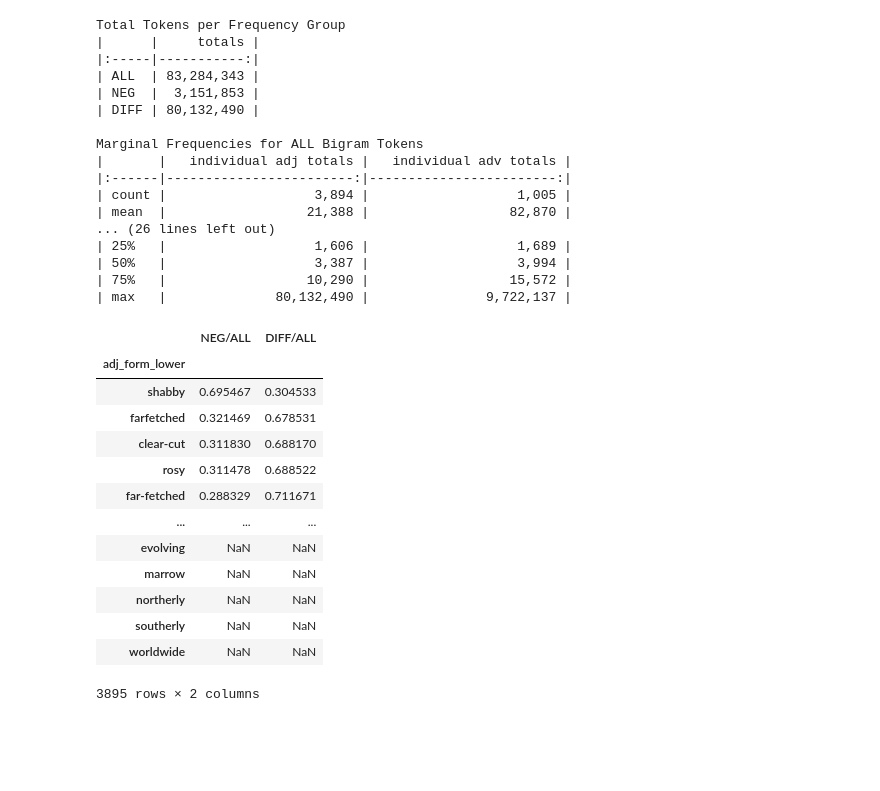
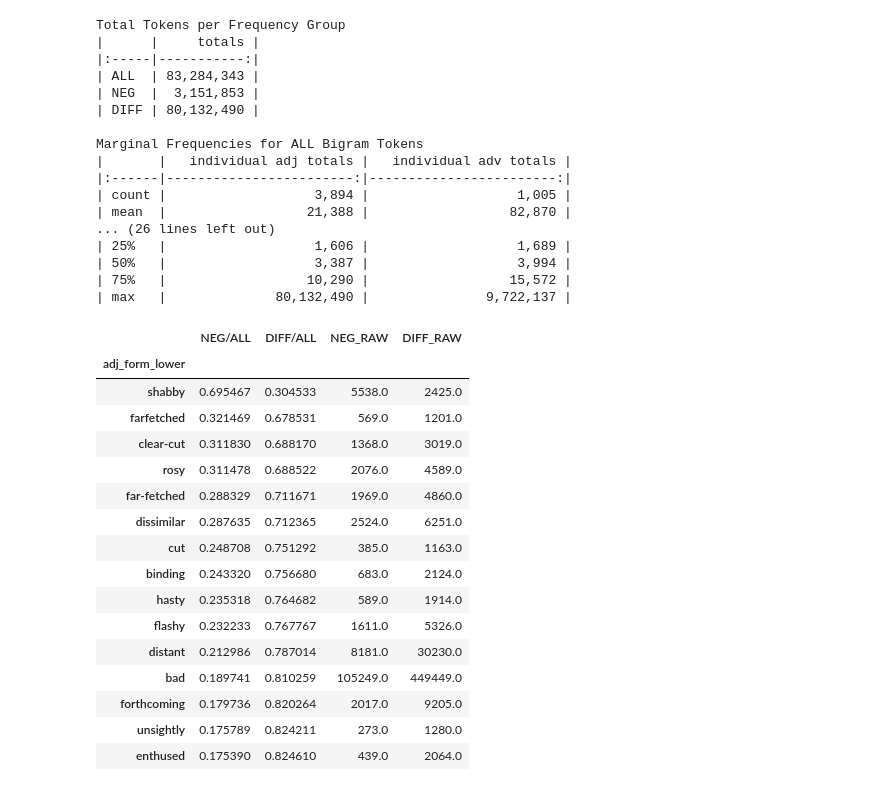
Before and after one commit to AndreaTheLinguist/sanpi, a Jupyter notebook: notebooks/compare_bigram-directNEG.ipynb, the cells around one changed output. Cells and saved outputs as stored; diff of their text form; code cells hidden in the pictures; blank space fills up the shorter version.

```diff
--- a/notebooks/compare_bigram-directNEG.ipynb
+++ b/notebooks/compare_bigram-directNEG.ipynb
@@ -543,9 +578,9 @@ totals = pd.Series({name.upper(): frq_df.loc['SUM', 'SUM']
                    ).to_frame('totals')
 print_md_table(totals, title='Total Tokens per Frequency Group')
 
-for name, frq_df in frq_dfs.items():
-    print_md_table(frq_df['SUM'].iloc[1:].describe().to_frame('individual adj totals').join(
-        frq_df.T['SUM'].iloc[1:].describe().to_frame('individual adv totals')),
+for name, neg_frq in frq_dfs.items():
+    print_md_table(neg_frq['SUM'].iloc[1:].describe().to_frame('individual adj totals').join(
+        neg_frq.T['SUM'].iloc[1:].describe().to_frame('individual adv totals')),
                    title=f'Marginal Frequencies for {name.upper()} Bigram Tokens')
 # %% [output]
 Total Tokens per Frequency Group
@@ -566,25 +601,41 @@ Marginal Frequencies for ALL Bigram Tokens
 | 75%   |                  10,290 |                  15,572 |
 | max   |              80,132,490 |               9,722,137 |
 # %%
-def get_ratio(df):
-    return df.apply(lambda c: c / all_frq['SUM']).sort_values('SUM', ascending=False).sort_values('SUM',axis=1, ascending=False)
+def get_ratio(df, transpose=False):
+    all_vals = all_frq.transpose() if transpose else all_frq
+    return df.apply(lambda c: c / all_vals['SUM']).sort_values('SUM', ascending=False).sort_values('SUM',axis=1, ascending=False)
-# %%
-neg_ratio_frq = get_ratio(neg_frq)
-diff_ratio_frq = get_ratio(frq_diff)
-adj_ratios=neg_ratio_frq['SUM'].to_frame('NEG/ALL').join(diff_ratio_frq['SUM'].to_frame('DIFF/ALL'))
-adj_ratios
-# %% [output]
-|  | NEG/ALL | DIFF/ALL |
-| adj_form_lower |  |  |
-| shabby | 0.695467 | 0.304533 |
-| farfetched | 0.321469 | 0.678531 |
-| clear-cut | 0.311830 | 0.688170 |
-| rosy | 0.311478 | 0.688522 |
-| far-fetched | 0.288329 | 0.711671 |
-| ... | ... | ... |
-| evolving | NaN | NaN |
-| marrow | NaN | NaN |
-| northerly | NaN | NaN |
-| southerly | NaN | NaN |
-| worldwide | NaN | NaN |
-3895 rows × 2 columns
+# %%
+def get_totals_frame(neg_frq, frq_diff, transpose=False):
+    if transpose:
+        neg_frq= neg_frq.transpose()
+        frq_diff= frq_diff.transpose()
+
+    neg_ratio_frq = get_ratio(neg_frq, transpose=transpose)
+    diff_ratio_frq = get_ratio(frq_diff, transpose=transpose)
+
+    totals_df=neg_ratio_frq['SUM'].to_frame('NEG/ALL')
+    totals_df['DIFF/ALL'] = diff_ratio_frq['SUM']
+    totals_df['NEG_RAW'] = neg_frq['SUM']
+    totals_df['DIFF_RAW'] = frq_diff['SUM']
+    return totals_df
+# %%
+adj_totals = get_totals_frame(neg_frq, frq_diff, transpose=False)
+adj_totals.head(15)
+# %% [output]
+|  | NEG/ALL | DIFF/ALL | NEG_RAW | DIFF_RAW |
+| adj_form_lower |  |  |  |  |
+| shabby | 0.695467 | 0.304533 | 5538.0 | 2425.0 |
+| farfetched | 0.321469 | 0.678531 | 569.0 | 1201.0 |
+| clear-cut | 0.311830 | 0.688170 | 1368.0 | 3019.0 |
+| rosy | 0.311478 | 0.688522 | 2076.0 | 4589.0 |
+| far-fetched | 0.288329 | 0.711671 | 1969.0 | 4860.0 |
+| dissimilar | 0.287635 | 0.712365 | 2524.0 | 6251.0 |
+| cut | 0.248708 | 0.751292 | 385.0 | 1163.0 |
+| binding | 0.243320 | 0.756680 | 683.0 | 2124.0 |
+| hasty | 0.235318 | 0.764682 | 589.0 | 1914.0 |
+| flashy | 0.232233 | 0.767767 | 1611.0 | 5326.0 |
+| distant | 0.212986 | 0.787014 | 8181.0 | 30230.0 |
+| bad | 0.189741 | 0.810259 | 105249.0 | 449449.0 |
+| forthcoming | 0.179736 | 0.820264 | 2017.0 | 9205.0 |
+| unsightly | 0.175789 | 0.824211 | 273.0 | 1280.0 |
+| enthused | 0.175390 | 0.824610 | 439.0 | 2064.0 |
```
Also changed, not shown: parts of 11 cells of this notebook, 1 other file.
